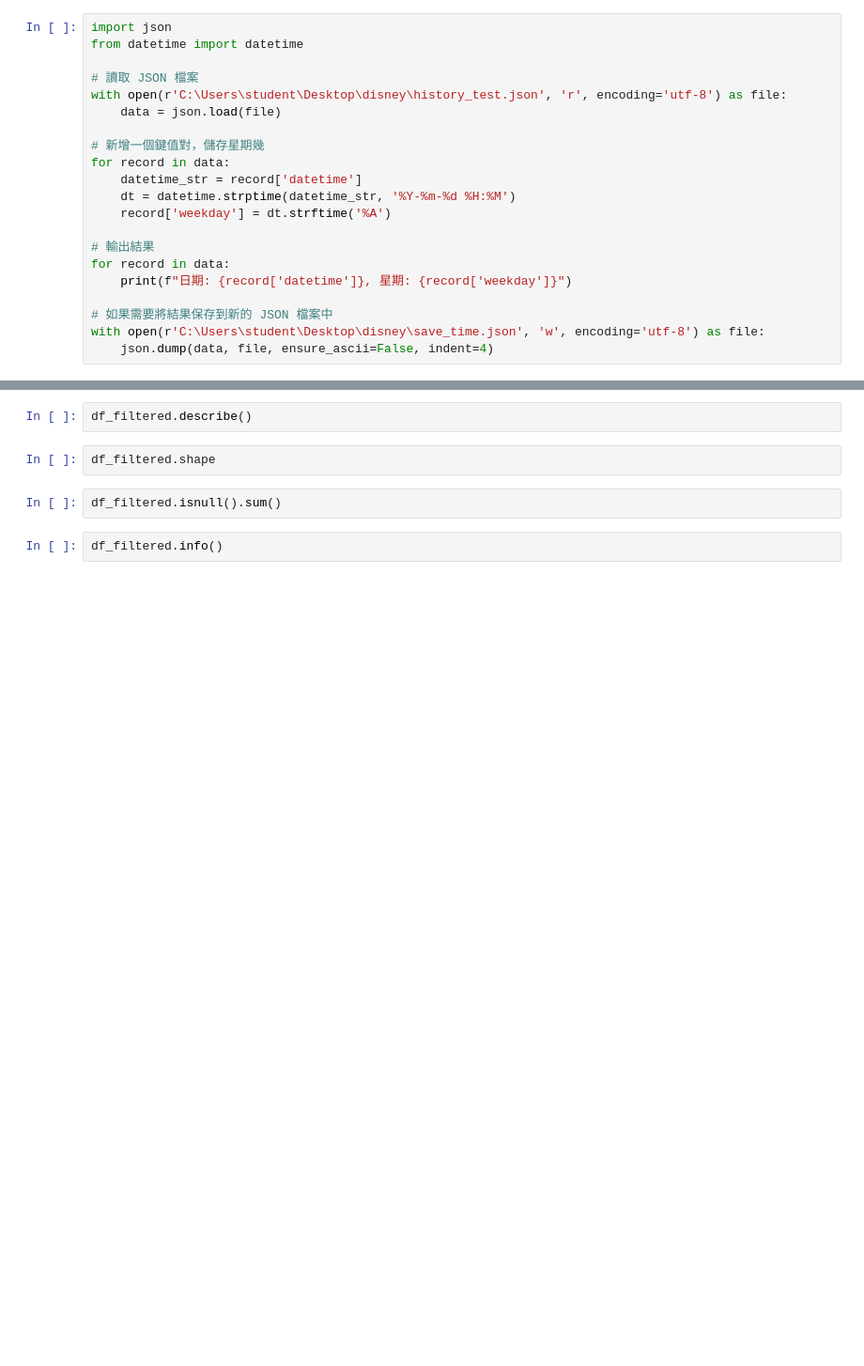
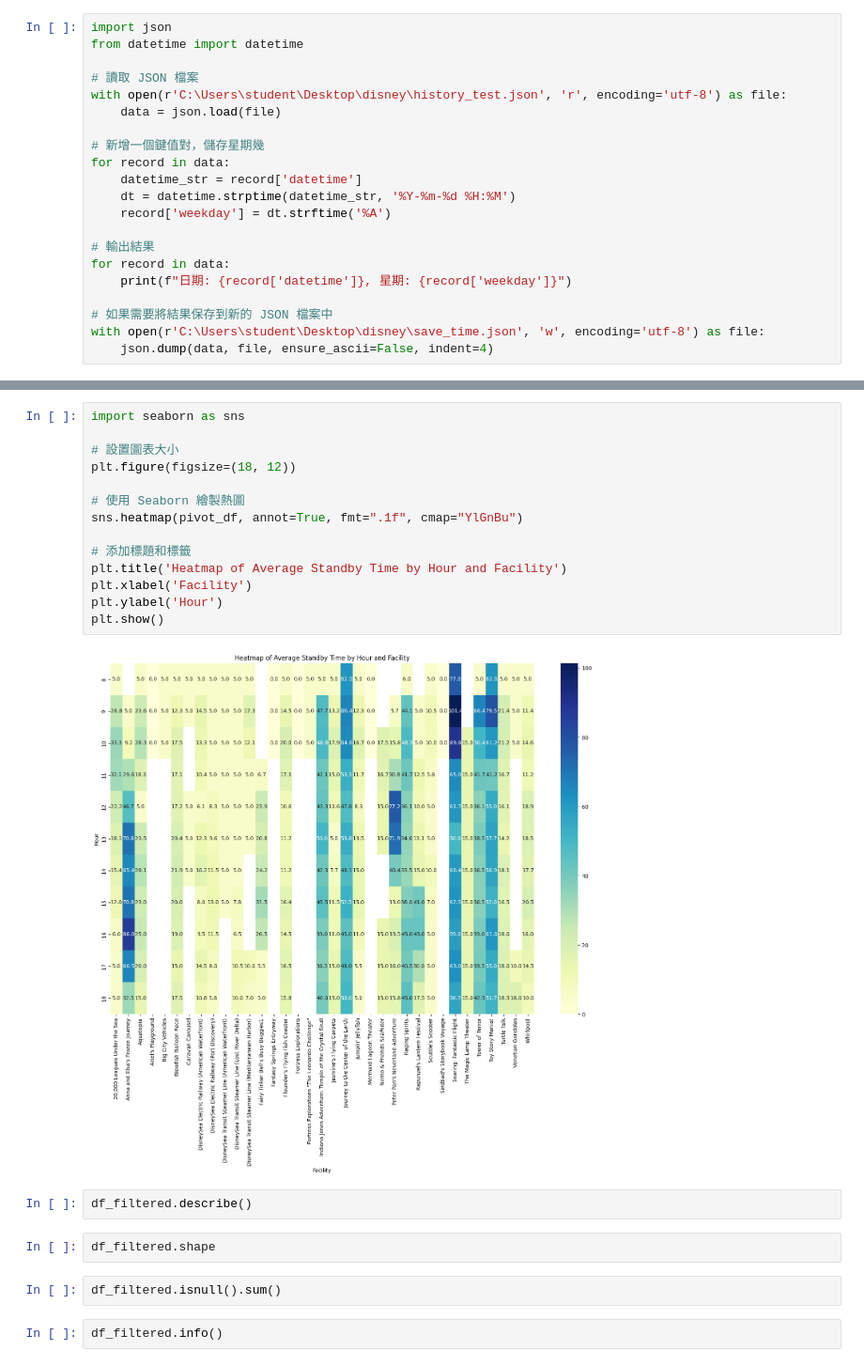
Before and after one commit to annleelca/disney_crontab, a Jupyter notebook: data_cleaning.ipynb, the cells around one changed output, grey strips where cells are left out. Shown at 94% size. Cells and saved outputs as stored; diff of their text form; blank space fills up the shorter version.

```diff
--- a/data_cleaning.ipynb
+++ b/data_cleaning.ipynb
@@ -72,3 +151,19 @@ df_filtered.head()
+# %%
+import seaborn as sns
+
+# 設置圖表大小
+plt.figure(figsize=(18, 12))
+
+# 使用 Seaborn 繪製熱圖
+sns.heatmap(pivot_df, annot=True, fmt=".1f", cmap="YlGnBu")
+
+# 添加標題和標籤
+plt.title('Heatmap of Average Standby Time by Hour and Facility')
+plt.xlabel('Facility')
+plt.ylabel('Hour')
+plt.show()
+# %% [output]
+[figure, added]
 # %%
 df_filtered.describe()
 # %%
```
Also changed, not shown: parts of 6 cells of this notebook, 22 other files.
